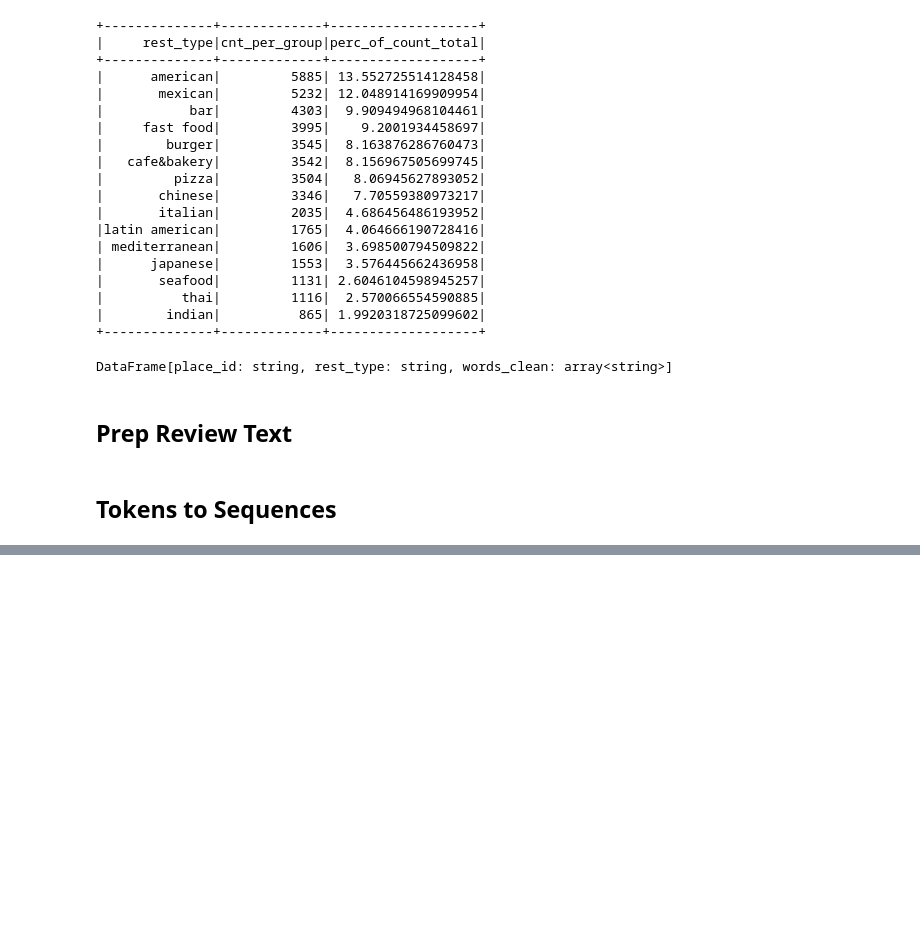
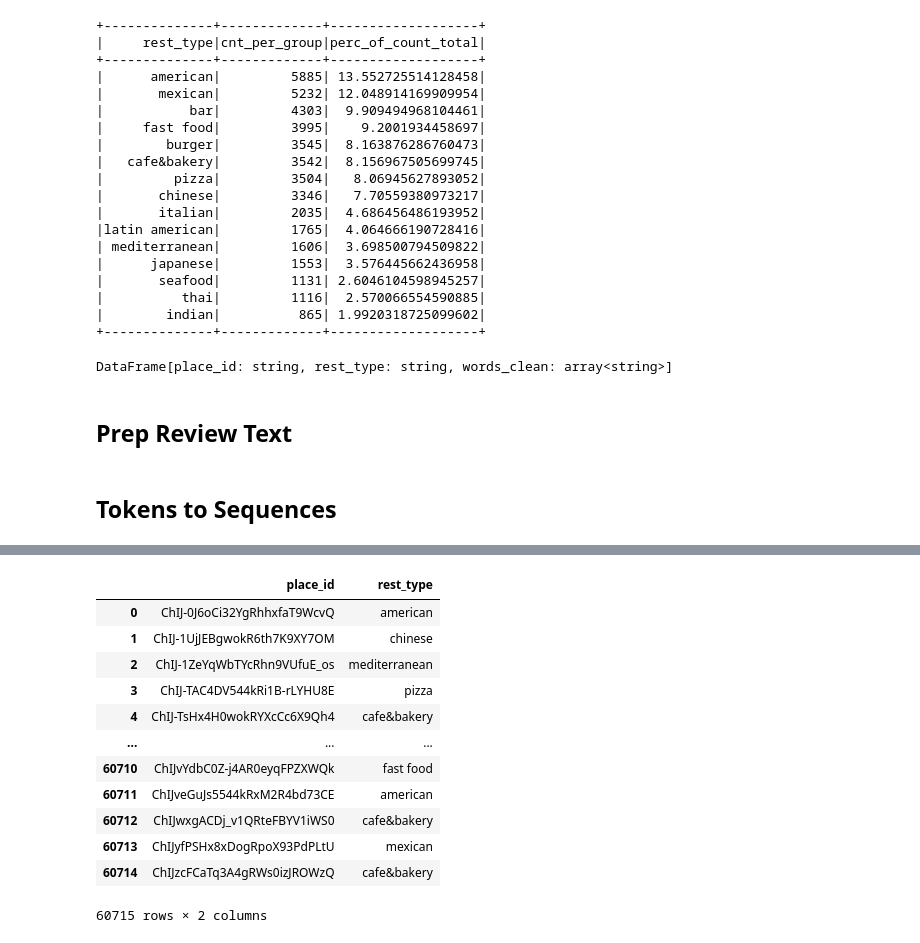
Before and after one commit to swami84/NLP_Text-Classification, a Jupyter notebook: notebooks/Rest Type Classification Model.ipynb, the cells around one changed output, grey strips where cells are left out. Saved outputs shown, nothing was run; the diff lists cells and outputs as text; code cells hidden in the pictures; blank space fills up the shorter version.

```diff
--- a/notebooks/Rest Type Classification Model.ipynb
+++ b/notebooks/Rest Type Classification Model.ipynb
@@ -531,0 +546,21 @@ dtype: int64
+# %%
+df_clean_pandas = df_clean_reviews.select('place_id', 'rest_type').toPandas()
+df_uncategorized_rest_types_pandas =  df_uncategorized_rest_types_combined.select('place_id', 'rest_type').toPandas()
+df_uncategorized_rest_types_pandas['rest_type'] = preds.values
+# %%
+df_merged = pd.concat([df_clean_pandas, df_uncategorized_rest_types_pandas], ignore_index=True)
+df_merged
+# %% [output]
+|  | place_id | rest_type |
+| 0 | ChIJ-0J6oCi32YgRhhxfaT9WcvQ | american |
+| 1 | ChIJ-1UjJEBgwokR6th7K9XY7OM | chinese |
+| 2 | ChIJ-1ZeYqWbTYcRhn9VUfuE_os | mediterranean |
+| 3 | ChIJ-TAC4DV544kRi1B-rLYHU8E | pizza |
+| 4 | ChIJ-TsHx4H0wokRYXcCc6X9Qh4 | cafe&bakery |
+| ... | ... | ... |
+| 60710 | ChIJvYdbC0Z-j4AR0eyqFPZXWQk | fast food |
+| 60711 | ChIJveGuJs5544kRxM2R4bd73CE | american |
+| 60712 | ChIJwxgACDj_v1QRteFBYV1iWS0 | cafe&bakery |
+| 60713 | ChIJyfPSHx8xDogRpoX93PdPLtU | mexican |
+| 60714 | ChIJzcFCaTq3A4gRWs0izJROWzQ | cafe&bakery |
+60715 rows × 2 columns
```
Also changed, not shown: parts of 14 cells of this notebook, 7 other files.
